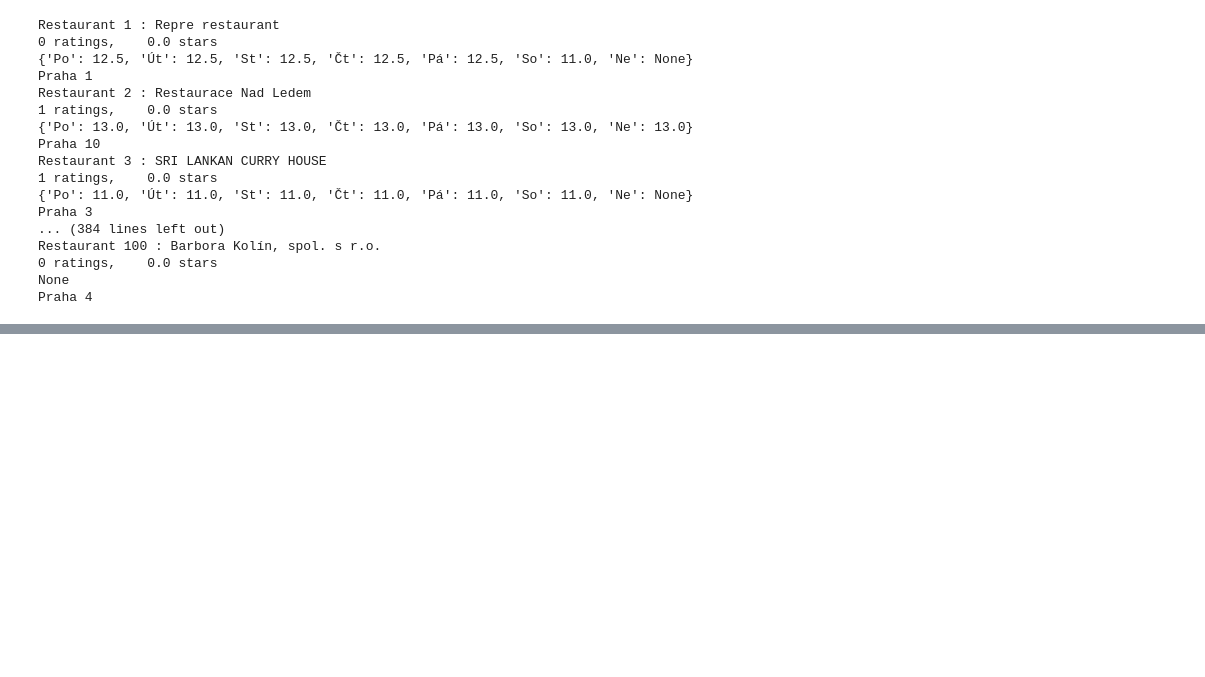
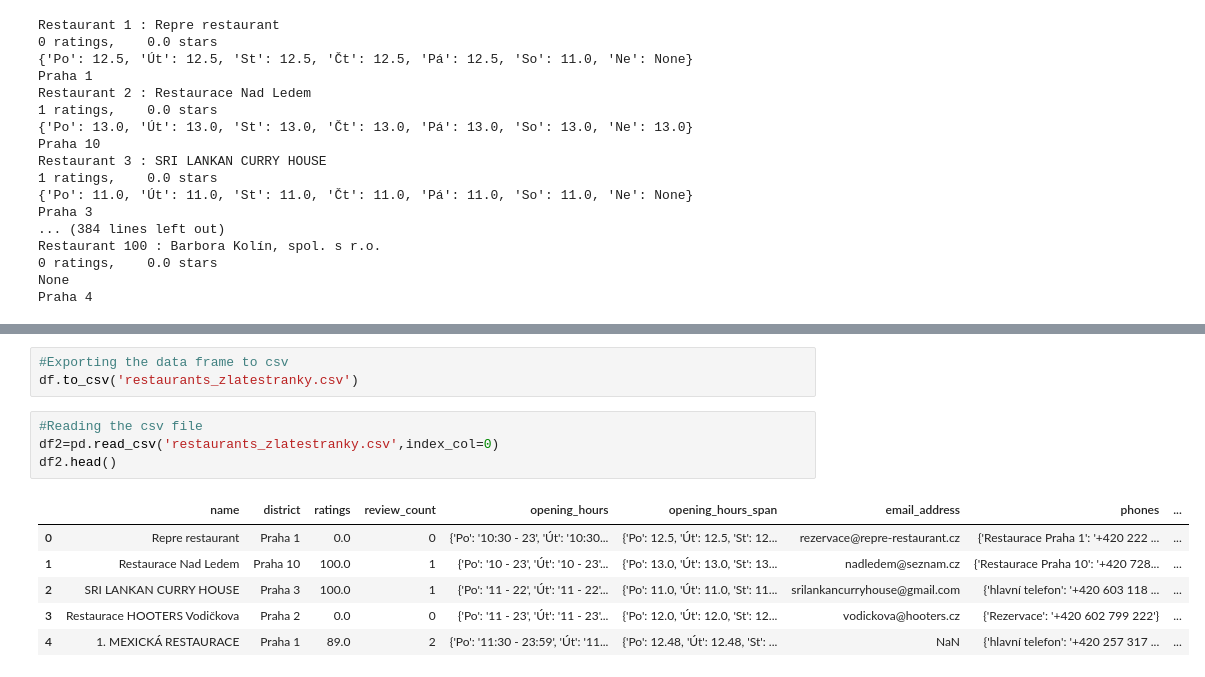
Before and after one commit to Matyas-Mattanelli/Webscraper-Zlate-Stranky, a Jupyter notebook: test.ipynb, the cells around one changed output, grey strips where cells are left out. Saved outputs shown, nothing was run; the diff lists cells and outputs as text; blank space fills up the shorter version.

```diff
--- a/test.ipynb
+++ b/test.ipynb
@@ -122,0 +144,14 @@ IndexError: list index out of range
+# %%
+#Exporting the data frame to csv
+df.to_csv('restaurants_zlatestranky.csv')
+# %%
+#Reading the csv file
+df2=pd.read_csv('restaurants_zlatestranky.csv',index_col=0)
+df2.head()
+# %% [output]
+|  | name | district | ratings | review_count | opening_hours | opening_hours_span | email_address | phones | ... |
+| 0 | Repre restaurant | Praha 1 | 0.0 | 0 | {'Po': '10:30 - 23', 'Út': '10:30... | {'Po': 12.5, 'Út': 12.5, 'St': 12... | rezervace@repre-restaurant.cz | {'Restaurace Praha 1': '+420 222 ... | ... |
+| 1 | Restaurace Nad Ledem | Praha 10 | 100.0 | 1 | {'Po': '10 - 23', 'Út': '10 - 23'... | {'Po': 13.0, 'Út': 13.0, 'St': 13... | nadledem@seznam.cz | {'Restaurace Praha 10': '+420 728... | ... |
+| 2 | SRI LANKAN CURRY HOUSE | Praha 3 | 100.0 | 1 | {'Po': '11 - 22', 'Út': '11 - 22'... | {'Po': 11.0, 'Út': 11.0, 'St': 11... | srilankancurryhouse@gmail.com | {'hlavní telefon': '+420 603 118 ... | ... |
+| 3 | Restaurace HOOTERS Vodičkova | Praha 2 | 0.0 | 0 | {'Po': '11 - 23', 'Út': '11 - 23'... | {'Po': 12.0, 'Út': 12.0, 'St': 12... | vodickova@hooters.cz | {'Rezervace': '+420 602 799 222'} | ... |
+| 4 | 1. MEXICKÁ RESTAURACE | Praha 1 | 89.0 | 2 | {'Po': '11:30 - 23:59', 'Út': '11... | {'Po': 12.48, 'Út': 12.48, 'St': ... | NaN | {'hlavní telefon': '+420 257 317 ... | ... |
```
Also changed, not shown: parts of 5 cells of this notebook.
